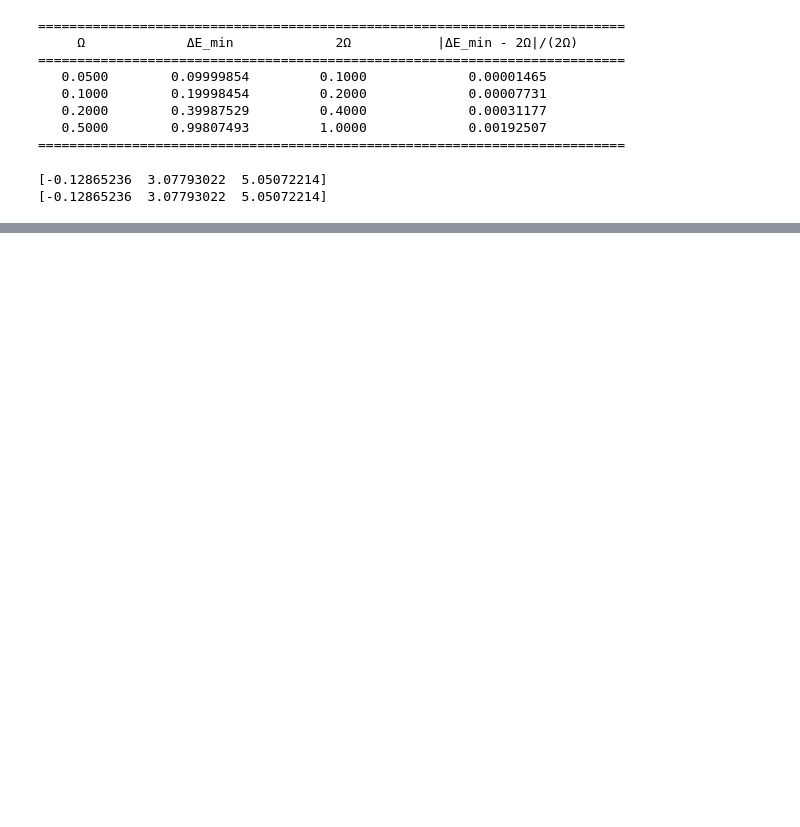
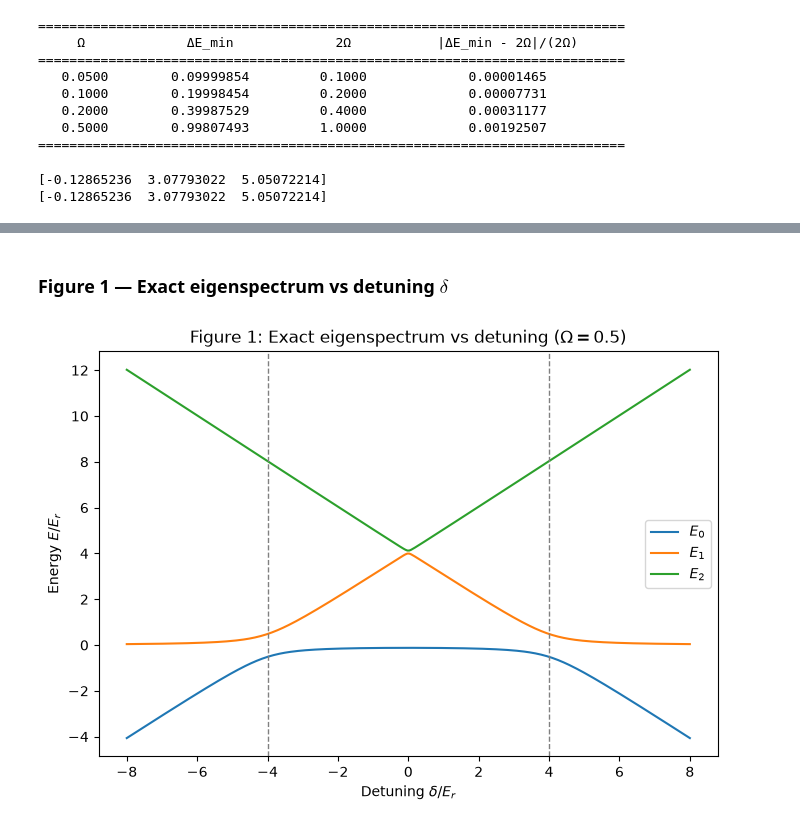
Before and after one commit to Doshi143/bragg-vqe, a Jupyter notebook: Detuned_Bragg_Lattice_VQE.ipynb, the cells around one changed output, grey strips where cells are left out. Cells and saved outputs as stored; diff of their text form; code cells hidden in the pictures; blank space fills up the shorter version.

```diff
--- a/Detuned_Bragg_Lattice_VQE.ipynb
+++ b/Detuned_Bragg_Lattice_VQE.ipynb
@@ -280,0 +444,18 @@ print(fidelity)
+# %% [markdown]
+### Figure 1 — Exact eigenspectrum vs detuning $\delta$
+# %%
+fig, ax = plt.subplots(figsize=(7, 5))
+for level in range(3):
+    ax.plot(delta_values, all_energies[1][:, level], label=f"$E_{level}$")
+
+ax.axvline(-4, color="grey", linestyle="--", linewidth=1)
+ax.axvline(4, color="grey", linestyle="--", linewidth=1)
+ax.set_xlabel(r"Detuning $\delta / E_r$")
+ax.set_ylabel(r"Energy $E / E_r$")
+ax.set_title(r"Figure 1: Exact eigenspectrum vs detuning ($\Omega = 0.5$)")
+ax.legend()
+fig.tight_layout()
+fig.savefig("figures/fig1_exact_eigenspectrum.png", dpi=150)
+plt.show()
+# %% [output]
+[figure, added]
```
Also changed, not shown: parts of 24 cells of this notebook, 6 other files.
